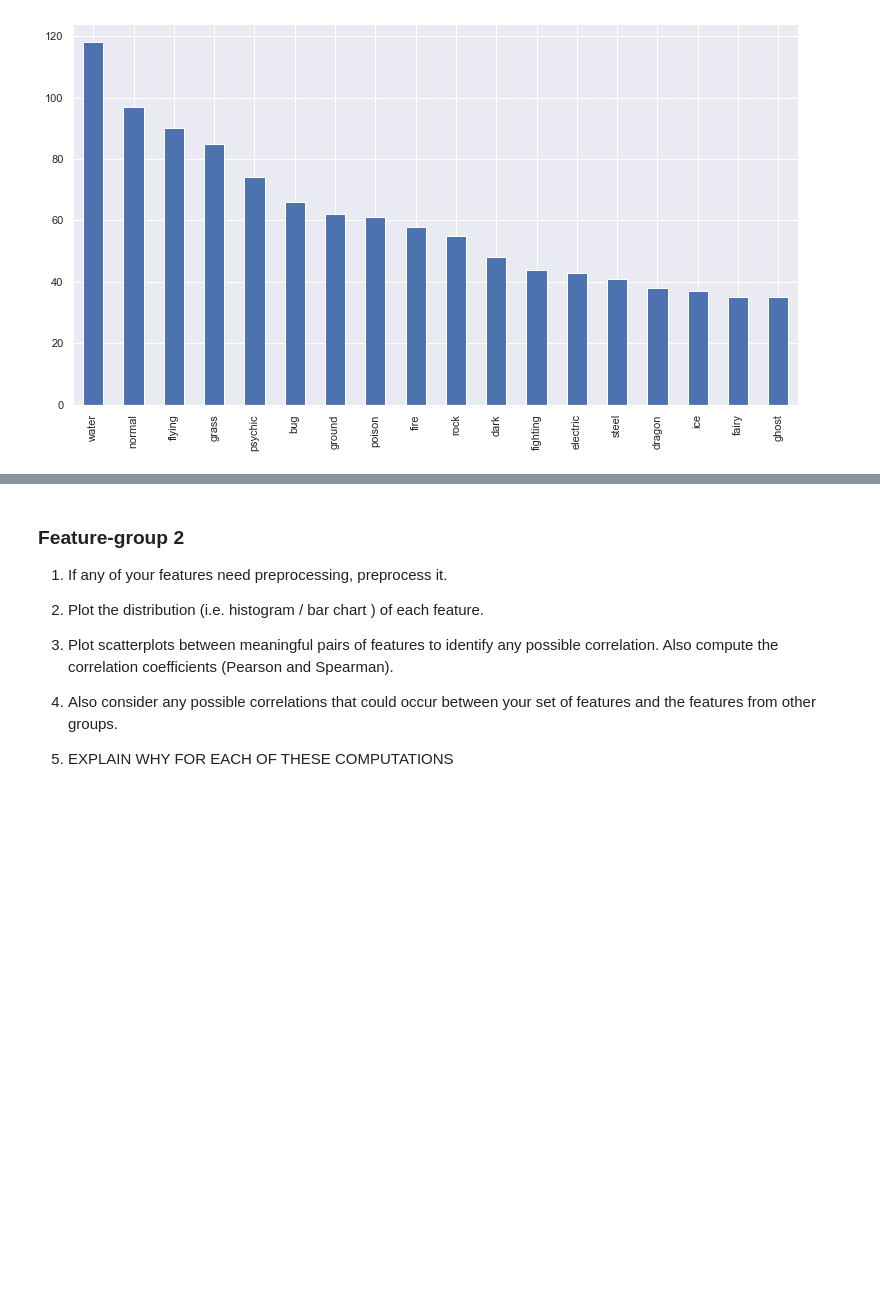
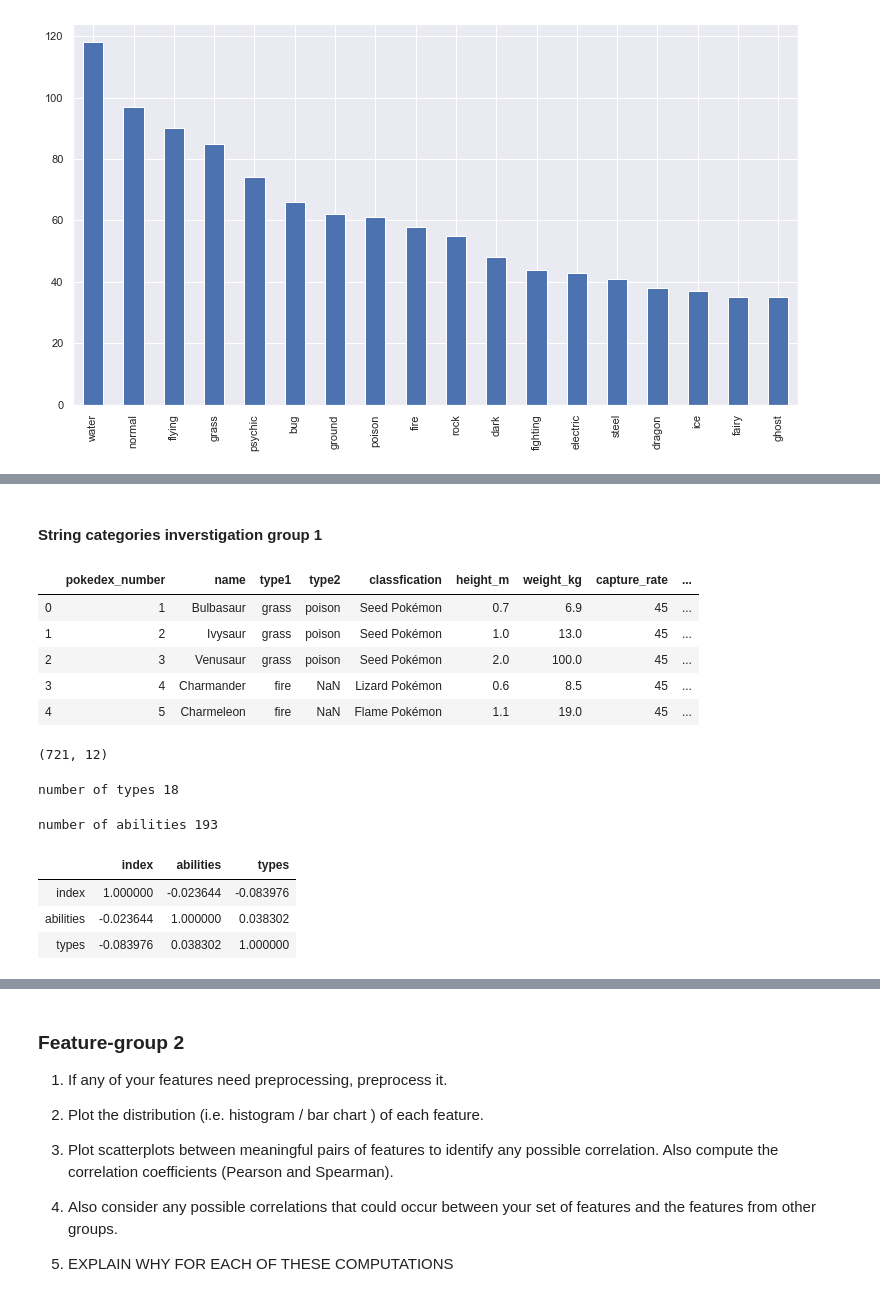
Before and after one commit to com-480-data-visualization/com-480-project-analaktycs, a Jupyter notebook: Milestone1.ipynb, the cells around one changed output, grey strips where cells are left out. Saved outputs shown, nothing was run; the diff lists cells and outputs as text; code cells hidden in the pictures; blank space fills up the shorter version.

```diff
--- a/Milestone1.ipynb
+++ b/Milestone1.ipynb
@@ -477,0 +480,2 @@ g.map(sns.barplot,"types","count");
+# %% [markdown]
+#### String categories inverstigation group 1
@@ -477,0 +485,13 @@ g.map(sns.barplot,"types","count");
+# %%
+df_groupe1.head()
+# %% [output]
+|  | pokedex_number | name | type1 | type2 | classfication | height_m | weight_kg | capture_rate | ... |
+| 0 | 1 | Bulbasaur | grass | poison | Seed Pokémon | 0.7 | 6.9 | 45 | ... |
+| 1 | 2 | Ivysaur | grass | poison | Seed Pokémon | 1.0 | 13.0 | 45 | ... |
+| 2 | 3 | Venusaur | grass | poison | Seed Pokémon | 2.0 | 100.0 | 45 | ... |
+| 3 | 4 | Charmander | fire | NaN | Lizard Pokémon | 0.6 | 8.5 | 45 | ... |
+| 4 | 5 | Charmeleon | fire | NaN | Flame Pokémon | 1.1 | 19.0 | 45 | ... |
+# %%
+df_groupe1.shape
+# %% [output]
+(721, 12)
@@ -477,0 +502,8 @@ g.map(sns.barplot,"types","count");
+# %%
+print("number of types", b.types.nunique())
+# %% [output]
+number of types 18
+# %%
+print("number of abilities", a.abilities.nunique())
+# %% [output]
+number of abilities 193
@@ -477,0 +513,9 @@ g.map(sns.barplot,"types","count");
+# %%
+# tried caegorical coding of attributs to see correlation
+#unconclusive results
+corr_words.corr()
+# %% [output]
+|  | index | abilities | types |
+| index | 1.000000 | -0.023644 | -0.083976 |
+| abilities | -0.023644 | 1.000000 | 0.038302 |
+| types | -0.083976 | 0.038302 | 1.000000 |
```
Also changed, not shown: parts of 30 cells of this notebook.
